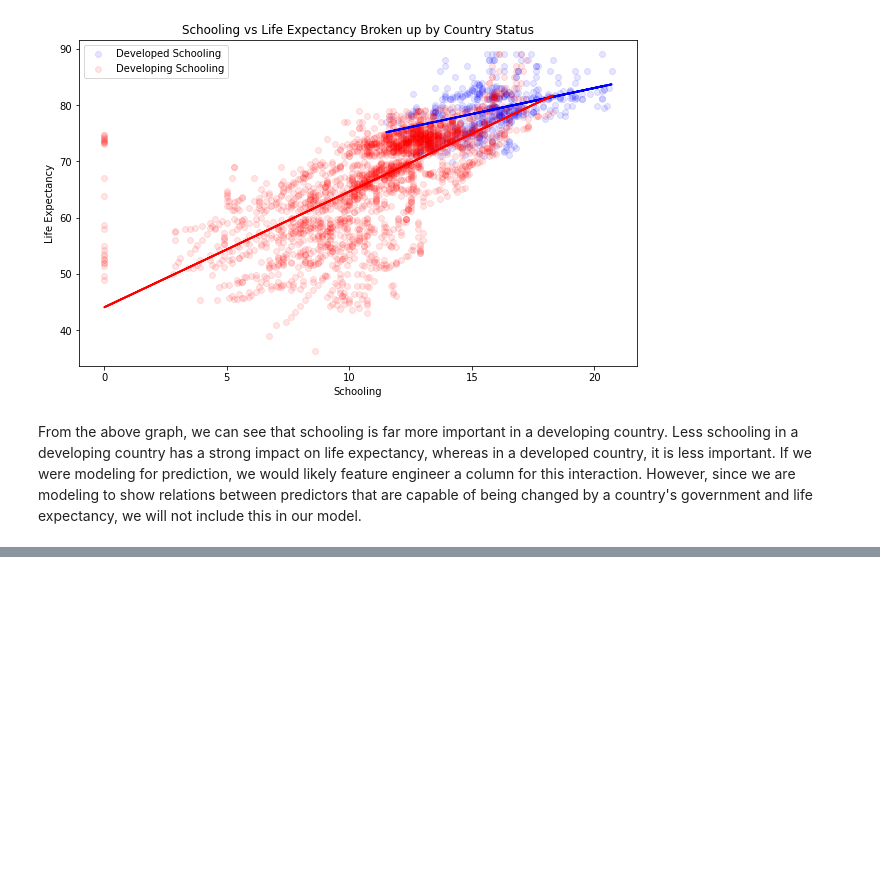
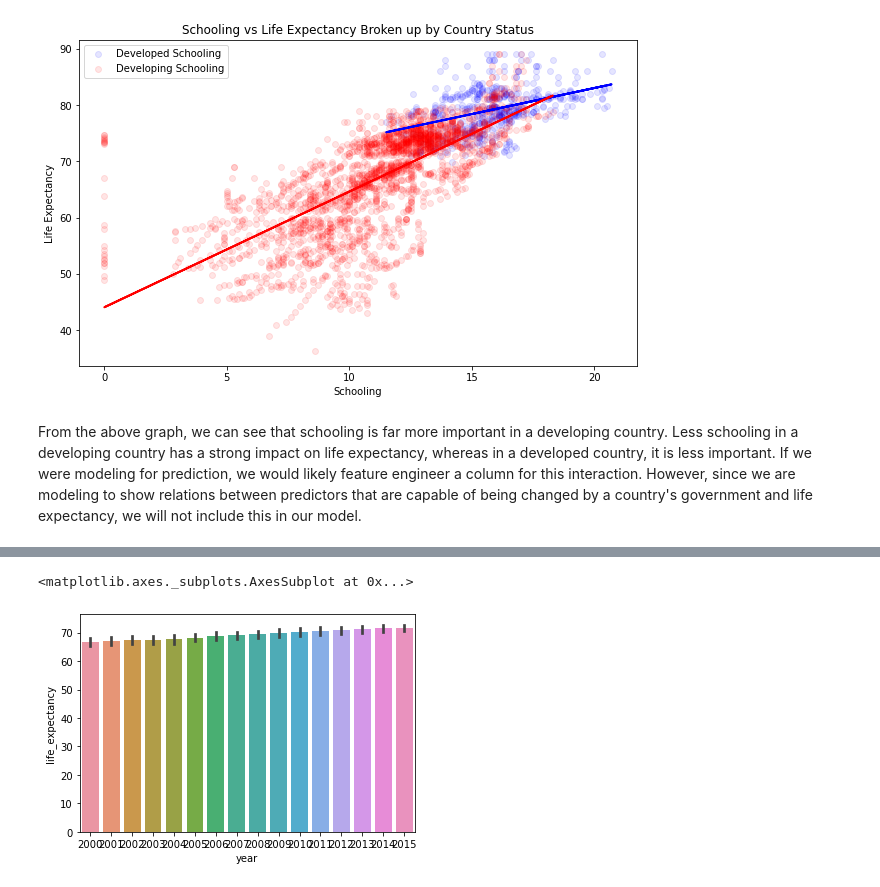
Before and after one commit to bmccabe96/Life_Expectancy_Regression, a Jupyter notebook: Analysis.ipynb, the cells around one changed output, grey strips where cells are left out. Saved outputs shown, nothing was run; the diff lists cells and outputs as text; code cells hidden in the pictures; blank space fills up the shorter version.

```diff
--- a/Analysis.ipynb
+++ b/Analysis.ipynb
@@ -214,0 +293,5 @@ strong multicollinearity or other numerical problems.
+# %%
+sns.barplot(df.year, df.life_expectancy)
+# %% [output]
+<matplotlib.axes._subplots.AxesSubplot at 0x...>
+[figure, added]
```
Also changed, not shown: parts of 11 cells of this notebook, 3 other files.
